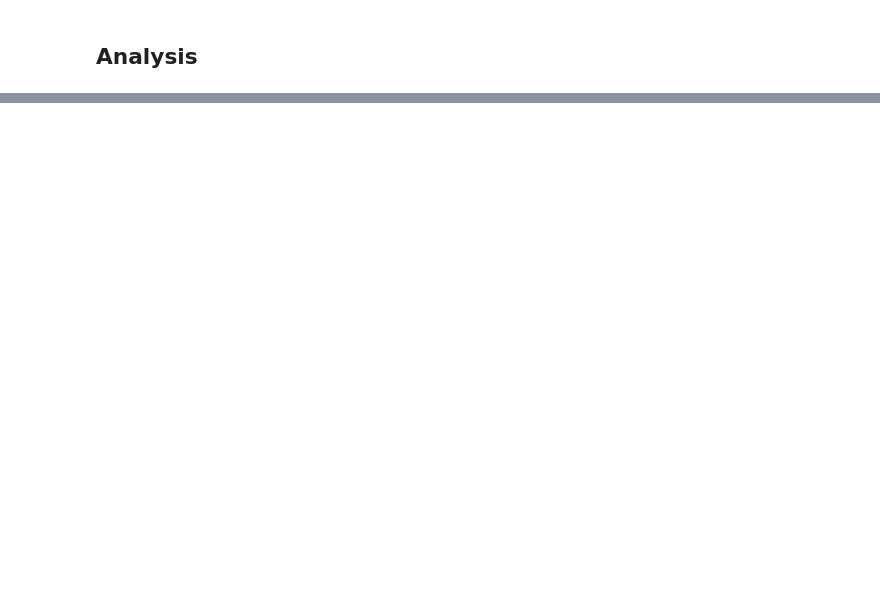
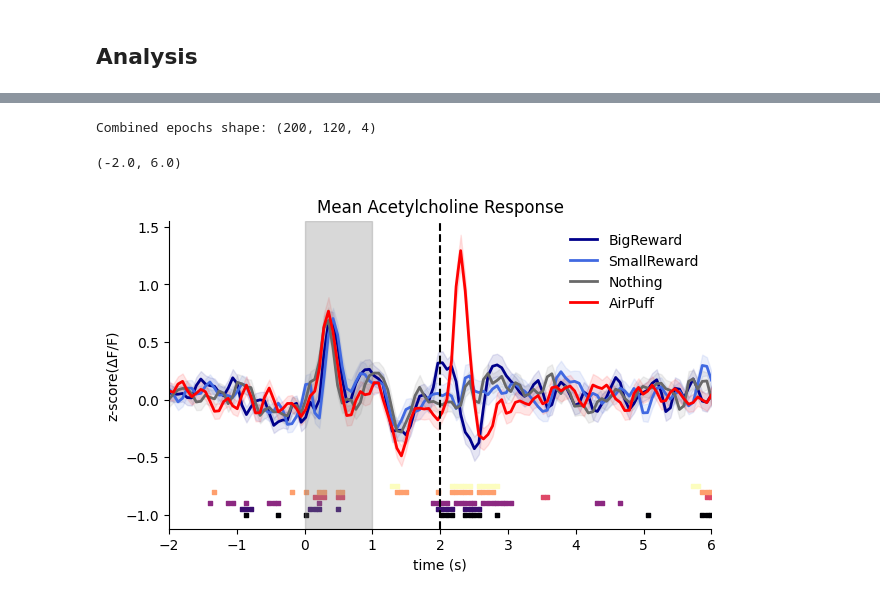
Before and after one commit to wildtulipan/Acetycholine-Striatal-Dynamics, a Jupyter notebook: FiberPhotometry_Acetylcholine_Analysis.ipynb, the cells around one changed output, grey strips where cells are left out. Saved outputs shown, nothing was run; the diff lists cells and outputs as text; code cells hidden in the pictures; blank space fills up the shorter version.

```diff
--- a/FiberPhotometry_Acetylcholine_Analysis.ipynb
+++ b/FiberPhotometry_Acetylcholine_Analysis.ipynb
@@ -244,0 +587,50 @@ ID      Cell    Experiment      Session
+# %%
+#@title Plot Fiber Photomery Data
+# Example usage:
+sessions_to_combine = [
+    {'animal_id': 8620, 'experiment_name': 'AQ', 'session_num': 9},
+    {'animal_id': 8619, 'experiment_name': 'AQ', 'session_num': 9},
+    {'animal_id': 8641, 'experiment_name': 'AQ', 'session_num': 9},
+    {'animal_id': 8912, 'experiment_name': 'AQ', 'session_num': 7},
+    {'animal_id': 8915, 'experiment_name': 'AQ', 'session_num': 7}
+]
+time_vector = np.linspace(-2, 6, 15*8)  # Time from -2 to 6 seconds
+
+# Combine the sessions
+epochs_combined, time = combine_sessions(sessions_to_combine, photometry_data_dict)
+
+# Now you can use epochs_combined for further analysis or plotting
+print(f"Combined epochs shape: {epochs_combined.shape}")
+
+# Calculate mean and standard error
+mean_epochs = np.mean(epochs_combined, axis=0)
+set_epochs = np.std(epochs_combined, axis=0) / np.sqrt(epochs_combined.shape[0])
+
+# Plot combined experiments
+colors = ["darkblue","royalblue","dimgray","red"]
+condition_names = ["BigReward", "SmallReward", "Nothing", "AirPuff"]
+plt.figure(figsize=(7, 4))
+for stim in range(4):
+  plt.plot(time,mean_epochs[:, stim],color=colors[stim],linewidth=2,label=condition_names[stim])
+  plt.fill_between(time, mean_epochs[:, stim] - set_epochs[:, stim], mean_epochs[:, stim] + set_epochs[:, stim], alpha=0.1, color=colors[stim])
+# Customize plot
+colors = [magma(i/5) for i in range(6)]
+for i in range(AUROCs.shape[0]):
+  AUROC_timeseries = AUROCs[i,:]
+  over_treshold = np.where((AUROC_timeseries > threshold) | (AUROC_timeseries < (1-threshold)))[0]
+  mask_x = time_vector[over_treshold]
+  mask_y = np.full(len(over_treshold), -1+(i*0.05))
+  plt.scatter(mask_x,mask_y,color=colors[i%len(colors)],marker="s",s=10)
+plt.gca().spines['top'].set_visible(False)    # Remove top spine
+plt.gca().spines['right'].set_visible(False)  # Remove right spine
+plt.xlabel("time (s)")
+plt.title("Mean Acetylcholine Response")
+plt.ylabel("z-score(ΔF/F)")
+plt.axvline(2,color="black",linestyle="--")
+plt.legend(frameon=False)
+plt.axvspan(0, 1, alpha=0.3, color='gray')
+plt.xlim([-2,6])
+# %% [output]
+Combined epochs shape: (200, 120, 4)
+(-2.0, 6.0)
+[figure, added]
```
Also changed, not shown: parts of 12 cells of this notebook.
